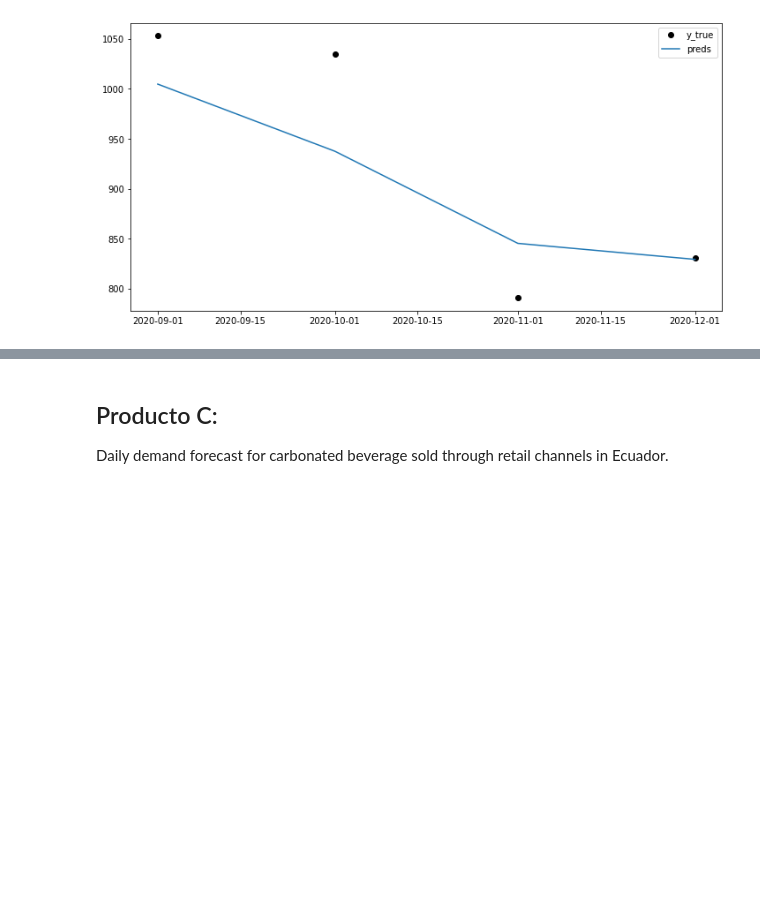
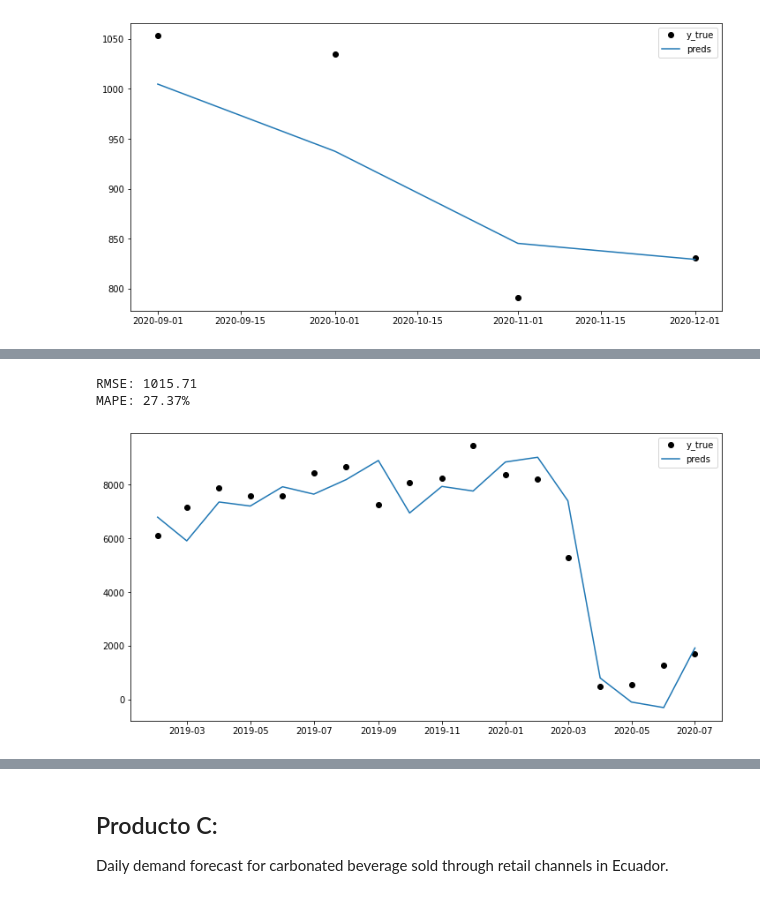
Before and after one commit to paolorossig/black-andes-test, a Jupyter notebook: problem02.ipynb, the cells around one changed output, grey strips where cells are left out. Drawn from its saved outputs; the diff is of its cells as text; code cells hidden in the pictures; blank space fills up the shorter version.

```diff
--- a/problem02.ipynb
+++ b/problem02.ipynb
@@ -205,0 +306,4 @@ MAPE: 5.27%
+# %%
+m2 = StatisticalModel('SARIMAX')
+res = m2.fit_SARIMAX(y_train, exog=exog_train, order=(1, 1, 0), seasonal_order=(0, 0, 1, 12))
+res.summary()
@@ -205,0 +333,9 @@ MAPE: 5.27%
+# %%
+preds_train = res.get_prediction().predicted_mean[13:]
+y_train_ = y_train[13:]
+print_metrics(y_train_, preds_train, None)
+plot_predictions(y_train_, preds_train)
+# %% [output]
+RMSE: 1015.71
+MAPE: 27.37%
+[figure, added]
```
Also changed, not shown: parts of 32 cells of this notebook, 2 other files.
